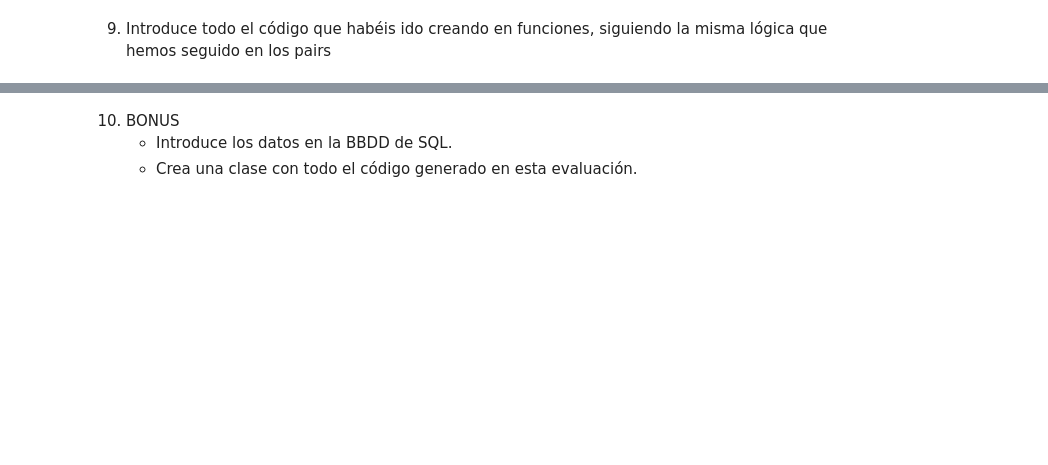
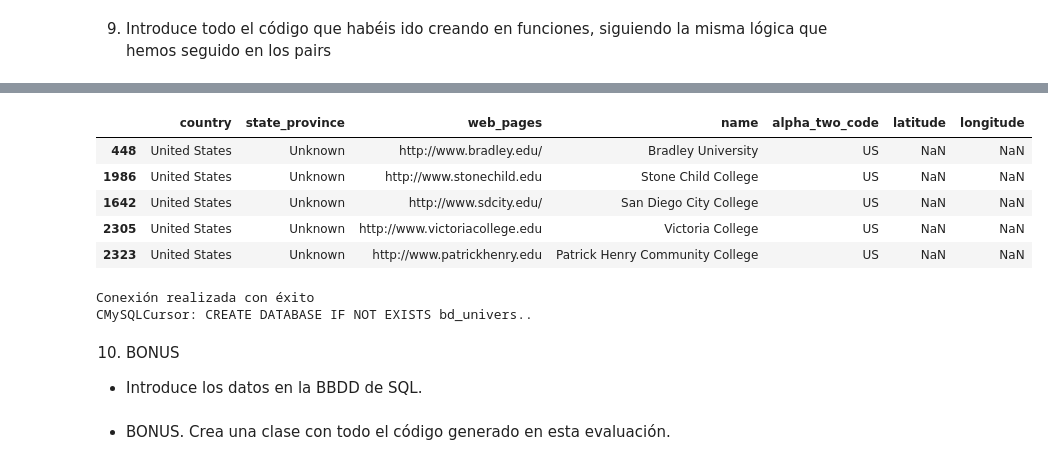
Before and after one commit to MaitaneP/adalab-da-evaluacion-modulo2-sprint2-MaitanePortilla, a Jupyter notebook: notebook/evaluacion-mod-2-sprint-2.ipynb, the cells around one changed output, grey strips where cells are left out. Cells and saved outputs as stored; diff of their text form; code cells hidden in the pictures; blank space fills up the shorter version.

Commit message:
sin bonus

```diff
--- a/notebook/evaluacion-mod-2-sprint-2.ipynb
+++ b/notebook/evaluacion-mod-2-sprint-2.ipynb
@@ -612,0 +669,4 @@ crear_insertar_tabla('energia', 'AlumnaAdalab', tabla_paises)
+# %%
+# antes de continuar realizamos una copia del dataframe original para realizar la limpieza sobre él
+df2_f = df_f.copy()
+df2_f.sample()
@@ -612,0 +676,3 @@ crear_insertar_tabla('energia', 'AlumnaAdalab', tabla_paises)
+# %%
+df2_f = spf.limpieza(df2_f)
+df2_f.sample()
@@ -612,0 +693,16 @@ crear_insertar_tabla('energia', 'AlumnaAdalab', tabla_paises)
+# %%
+# comprobamos que en los casos en los que la 'state_province' es 'Unknown' tenemos NaN en las columnas de latitid y longitud
+df2_f[df2_f['state_province'] == 'Unknown'].sample(5)
+# %% [output]
+|  | country | state_province | web_pages | name | alpha_two_code | latitude | longitude |
+| 448 | United States | Unknown | http://www.bradley.edu/ | Bradley University | US | NaN | NaN |
+| 1986 | United States | Unknown | http://www.stonechild.edu | Stone Child College | US | NaN | NaN |
+| 1642 | United States | Unknown | http://www.sdcity.edu/ | San Diego City College | US | NaN | NaN |
+| 2305 | United States | Unknown | http://www.victoriacollege.edu | Victoria College | US | NaN | NaN |
+| 2323 | United States | Unknown | http://www.patrickhenry.edu | Patrick Henry Community College | US | NaN | NaN |
+# %%
+# creamos la base de datos
+spf.crear_bbdd(spv.acceso_sql, 'bd_universidades')
+# %% [output]
+Conexión realizada con éxito
+CMySQLCursor: CREATE DATABASE IF NOT EXISTS bd_univers..
@@ -613,4 +715,5 @@ crear_insertar_tabla('energia', 'AlumnaAdalab', tabla_paises)
+# %% [markdown]
+10. BONUS
+- Introduce los datos en la BBDD de SQL.
 # %% [markdown]
-10. BONUS
-    - Introduce los datos en la BBDD de SQL.
-    - Crea una clase con todo el código generado en esta evaluación.
+- BONUS. Crea una clase con todo el código generado en esta evaluación.
```
Also changed, not shown: parts of 33 cells of this notebook, 6 other files.
